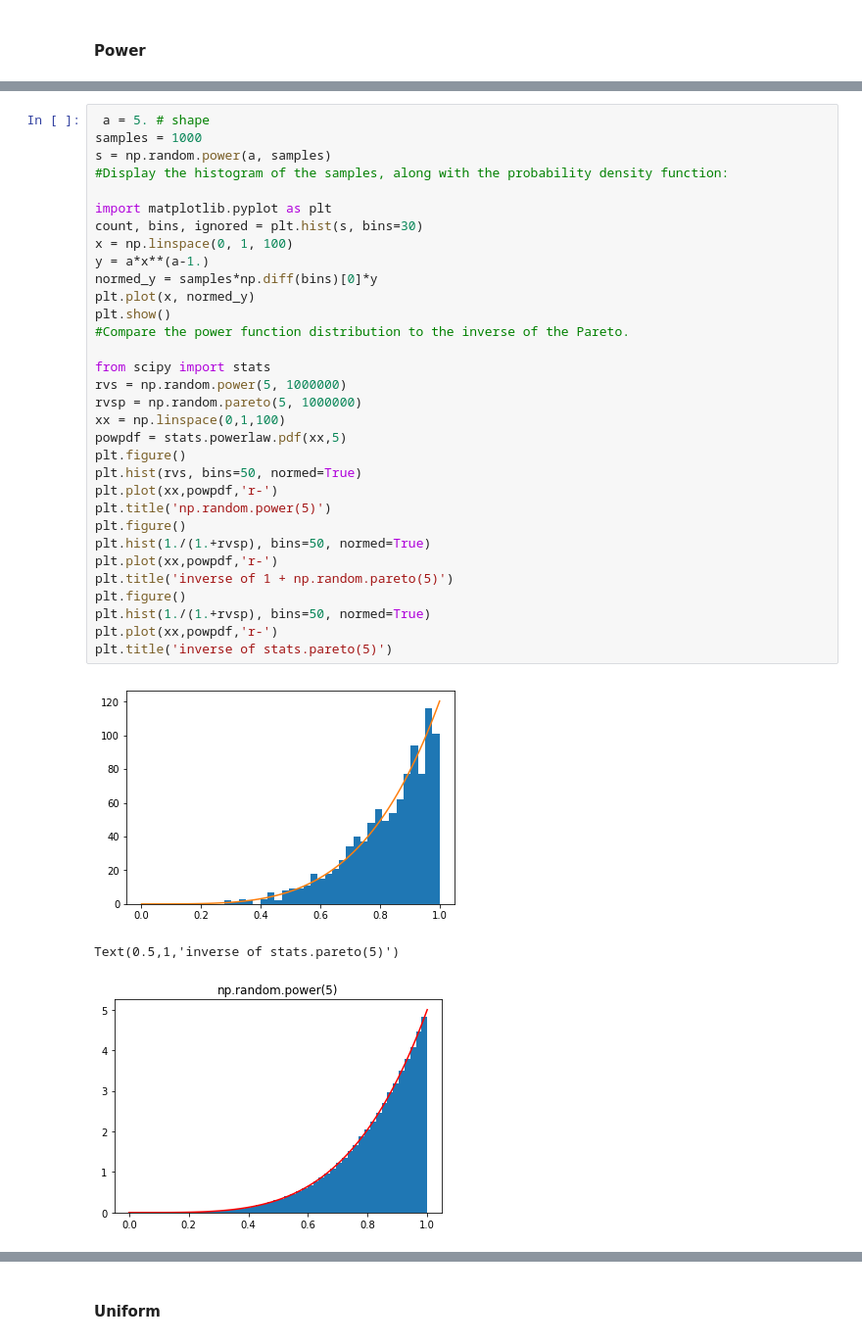
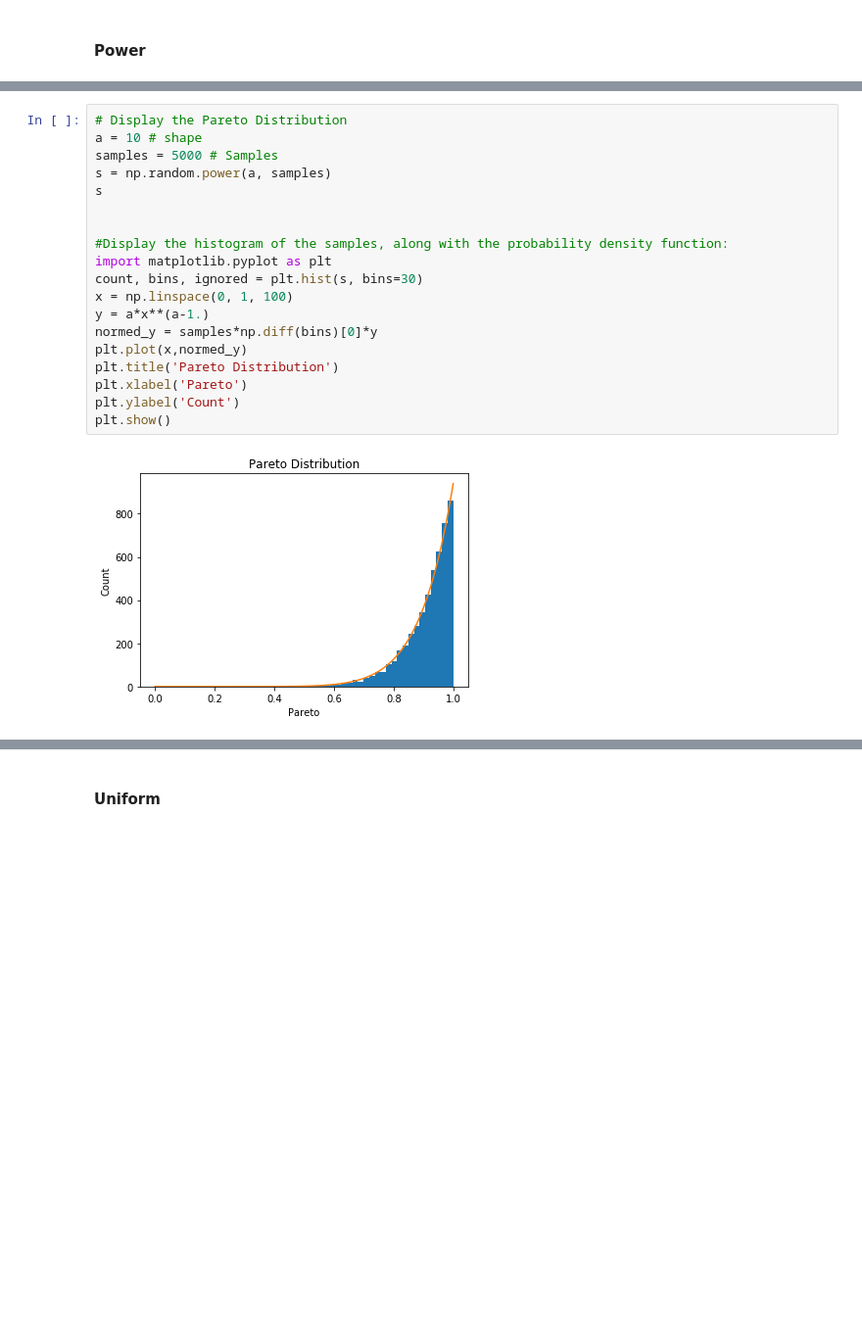
Before and after one commit to JohnADeady/Assignments-Programming-of-DA, a Jupyter notebook: Numpy.Random Package.ipynb, the cells around one changed output, grey strips where cells are left out. Shown at 98% size. Saved outputs shown, nothing was run; the diff lists cells and outputs as text; blank space fills up the shorter version.

Commit message:
Power

```diff
--- a/Numpy.Random Package.ipynb
+++ b/Numpy.Random Package.ipynb
@@ -288,36 +322,21 @@ The power function distribution is just the inverse of the Pareto distribution.
 # %%
- a = 5. # shape
-samples = 1000
+# Display the Pareto Distribution
+a = 10 # shape
+samples = 5000 # Samples
 s = np.random.power(a, samples)
+s
+
+
 #Display the histogram of the samples, along with the probability density function:
-
 import matplotlib.pyplot as plt
 count, bins, ignored = plt.hist(s, bins=30)
 x = np.linspace(0, 1, 100)
 y = a*x**(a-1.)
 normed_y = samples*np.diff(bins)[0]*y
-plt.plot(x, normed_y)
+plt.plot(x,normed_y)
+plt.title('Pareto Distribution')
+plt.xlabel('Pareto')
+plt.ylabel('Count')
 plt.show()
-#Compare the power function distribution to the inverse of the Pareto.
-
-from scipy import stats
-rvs = np.random.power(5, 1000000)
-rvsp = np.random.pareto(5, 1000000)
-xx = np.linspace(0,1,100)
-powpdf = stats.powerlaw.pdf(xx,5)
-plt.figure()
-plt.hist(rvs, bins=50, normed=True)
-plt.plot(xx,powpdf,'r-')
-plt.title('np.random.power(5)')
-plt.figure()
-plt.hist(1./(1.+rvsp), bins=50, normed=True)
-plt.plot(xx,powpdf,'r-')
-plt.title('inverse of 1 + np.random.pareto(5)')
-plt.figure()
-plt.hist(1./(1.+rvsp), bins=50, normed=True)
-plt.plot(xx,powpdf,'r-')
-plt.title('inverse of stats.pareto(5)')
 # %% [output]
-[figure, old version]
+[figure, new version]
-Text(0.5,1,'inverse of stats.pareto(5)')
-[figure, removed]
```
Also changed, not shown: parts of 24 cells of this notebook.
